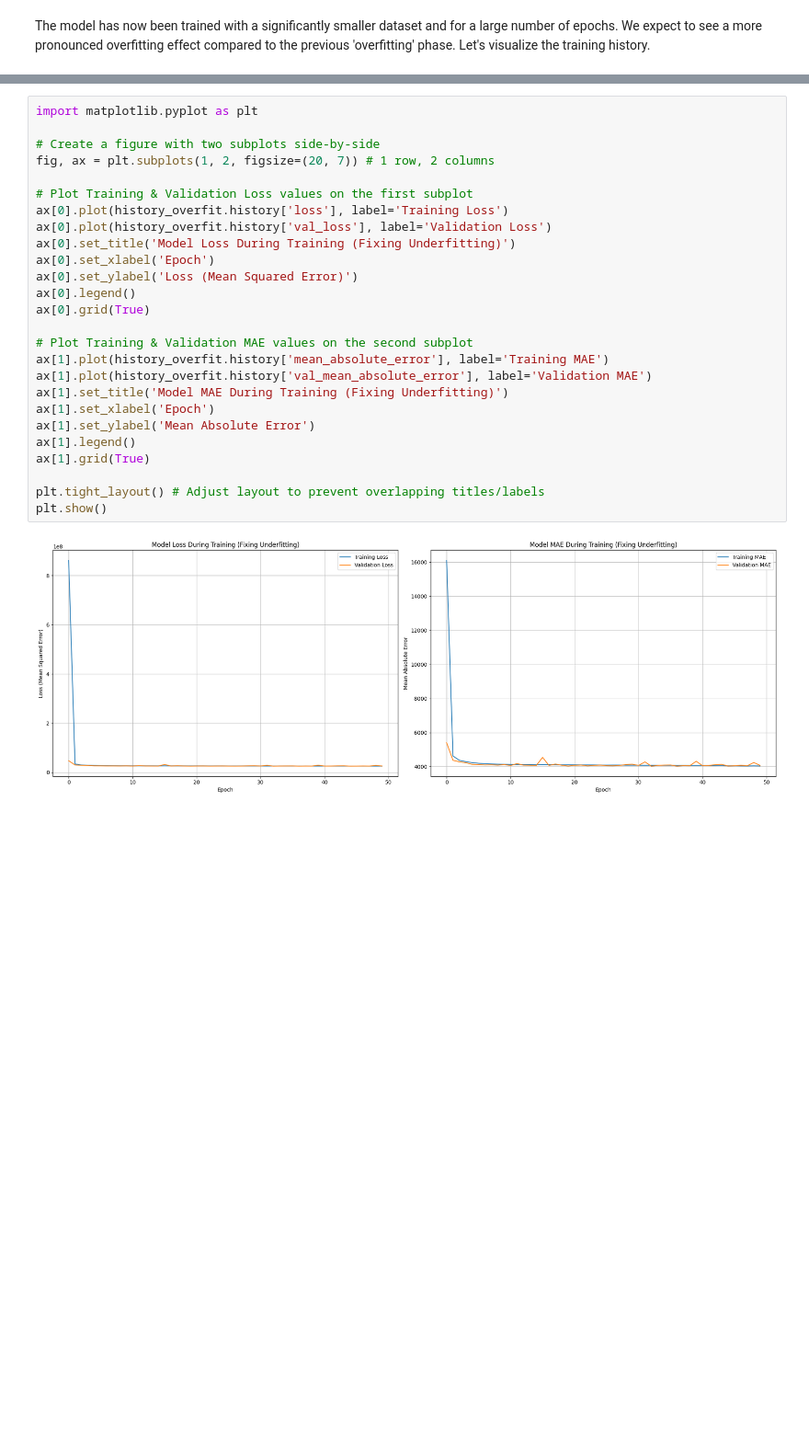
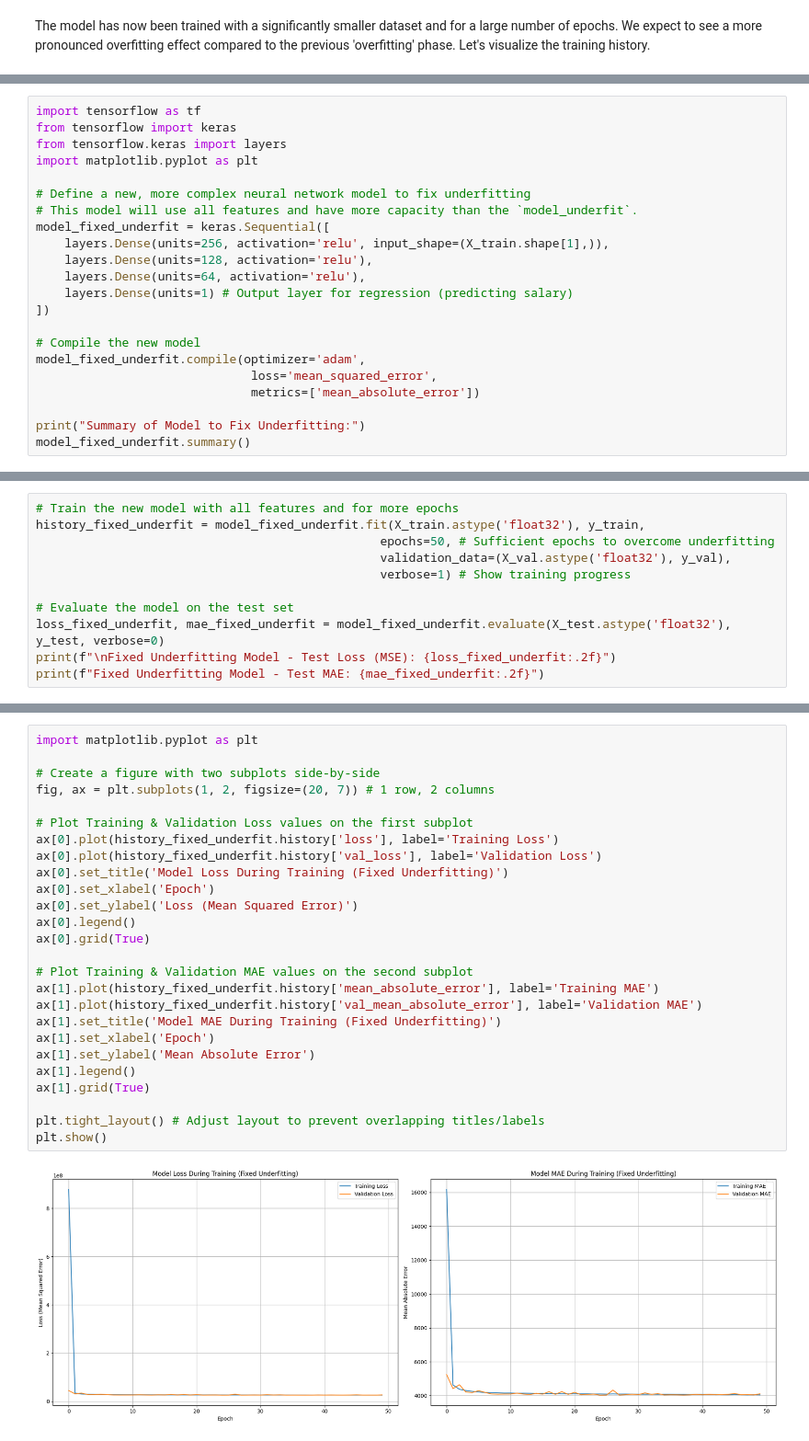
Before and after one commit to jahidurmahim/Machine_Learning_Laboratory, a Jupyter notebook: Underoverfit_Lab.ipynb, the cells around one changed output, grey strips where cells are left out. Shown at 92% size. Saved outputs shown, nothing was run; the diff lists cells and outputs as text; blank space fills up the shorter version.

```diff
--- a/Underoverfit_Lab.ipynb
+++ b/Underoverfit_Lab.ipynb
@@ -358,0 +344,22 @@ Training data shape: (175000, 42), Validation data shape: (37500, 42)
+# %%
+import tensorflow as tf
+from tensorflow import keras
+from tensorflow.keras import layers
+import matplotlib.pyplot as plt
+
+# Define a new, more complex neural network model to fix underfitting
+# This model will use all features and have more capacity than the `model_underfit`.
+model_fixed_underfit = keras.Sequential([
+    layers.Dense(units=256, activation='relu', input_shape=(X_train.shape[1],)),
+    layers.Dense(units=128, activation='relu'),
+    layers.Dense(units=64, activation='relu'),
+    layers.Dense(units=1) # Output layer for regression (predicting salary)
+])
+
+# Compile the new model
+model_fixed_underfit.compile(optimizer='adam',
+                              loss='mean_squared_error',
+                              metrics=['mean_absolute_error'])
+
+print("Summary of Model to Fix Underfitting:")
+model_fixed_underfit.summary()
@@ -358,0 +383,11 @@ Training data shape: (175000, 42), Validation data shape: (37500, 42)
+# %%
+# Train the new model with all features and for more epochs
+history_fixed_underfit = model_fixed_underfit.fit(X_train.astype('float32'), y_train,
+                                                epochs=50, # Sufficient epochs to overcome underfitting
+                                                validation_data=(X_val.astype('float32'), y_val),
+                                                verbose=1) # Show training progress
+
+# Evaluate the model on the test set
+loss_fixed_underfit, mae_fixed_underfit = model_fixed_underfit.evaluate(X_test.astype('float32'), y_test, verbose=0)
+print(f"\nFixed Underfitting Model - Test Loss (MSE): {loss_fixed_underfit:.2f}")
+print(f"Fixed Underfitting Model - Test MAE: {mae_fixed_underfit:.2f}")
@@ -359,28 +412,28 @@ Training data shape: (175000, 42), Validation data shape: (37500, 42)
 # %%
 import matplotlib.pyplot as plt
 
 # Create a figure with two subplots side-by-side
 fig, ax = plt.subplots(1, 2, figsize=(20, 7)) # 1 row, 2 columns
 
 # Plot Training & Validation Loss values on the first subplot
-ax[0].plot(history_overfit.history['loss'], label='Training Loss')
-ax[0].plot(history_overfit.history['val_loss'], label='Validation Loss')
-ax[0].set_title('Model Loss During Training (Fixing Underfitting)')
+ax[0].plot(history_fixed_underfit.history['loss'], label='Training Loss')
+ax[0].plot(history_fixed_underfit.history['val_loss'], label='Validation Loss')
+ax[0].set_title('Model Loss During Training (Fixed Underfitting)')
 ax[0].set_xlabel('Epoch')
 ax[0].set_ylabel('Loss (Mean Squared Error)')
 ax[0].legend()
 ax[0].grid(True)
 
 # Plot Training & Validation MAE values on the second subplot
-ax[1].plot(history_overfit.history['mean_absolute_error'], label='Training MAE')
-ax[1].plot(history_overfit.history['val_mean_absolute_error'], label='Validation MAE')
-ax[1].set_title('Model MAE During Training (Fixing Underfitting)')
+ax[1].plot(history_fixed_underfit.history['mean_absolute_error'], label='Training MAE')
+ax[1].plot(history_fixed_underfit.history['val_mean_absolute_error'], label='Validation MAE')
+ax[1].set_title('Model MAE During Training (Fixed Underfitting)')
 ax[1].set_xlabel('Epoch')
 ax[1].set_ylabel('Mean Absolute Error')
 ax[1].legend()
 ax[1].grid(True)
 
 plt.tight_layout() # Adjust layout to prevent overlapping titles/labels
 plt.show()
 # %% [output]
-[figure, old version]
+[figure, new version]
```
Also changed, not shown: parts of 34 cells of this notebook.
